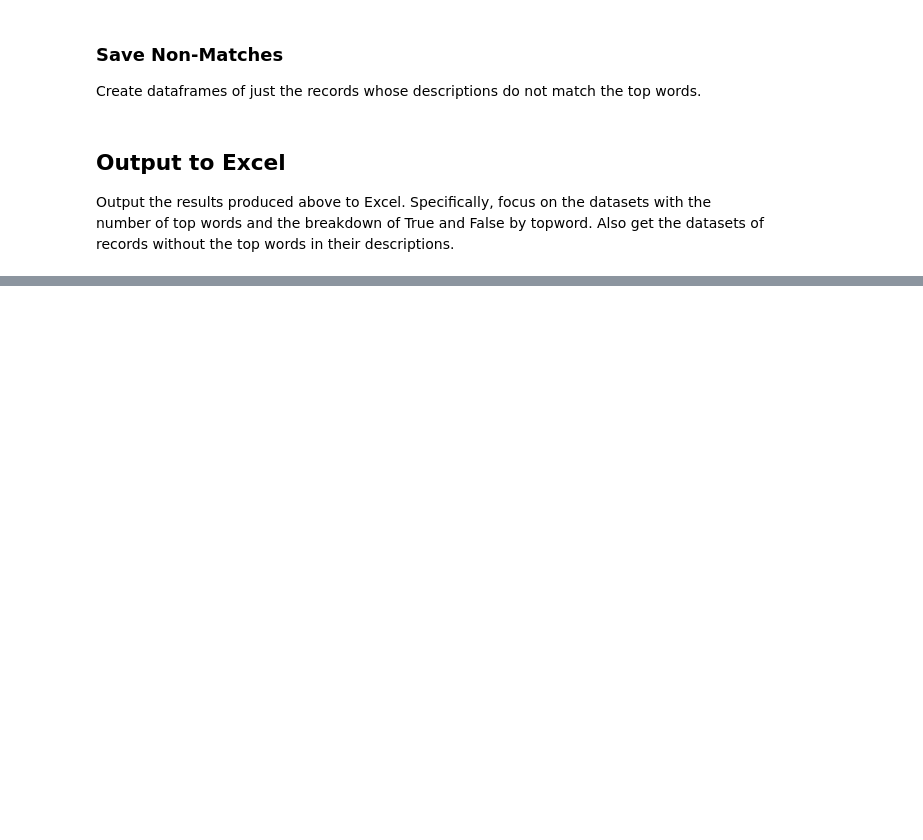
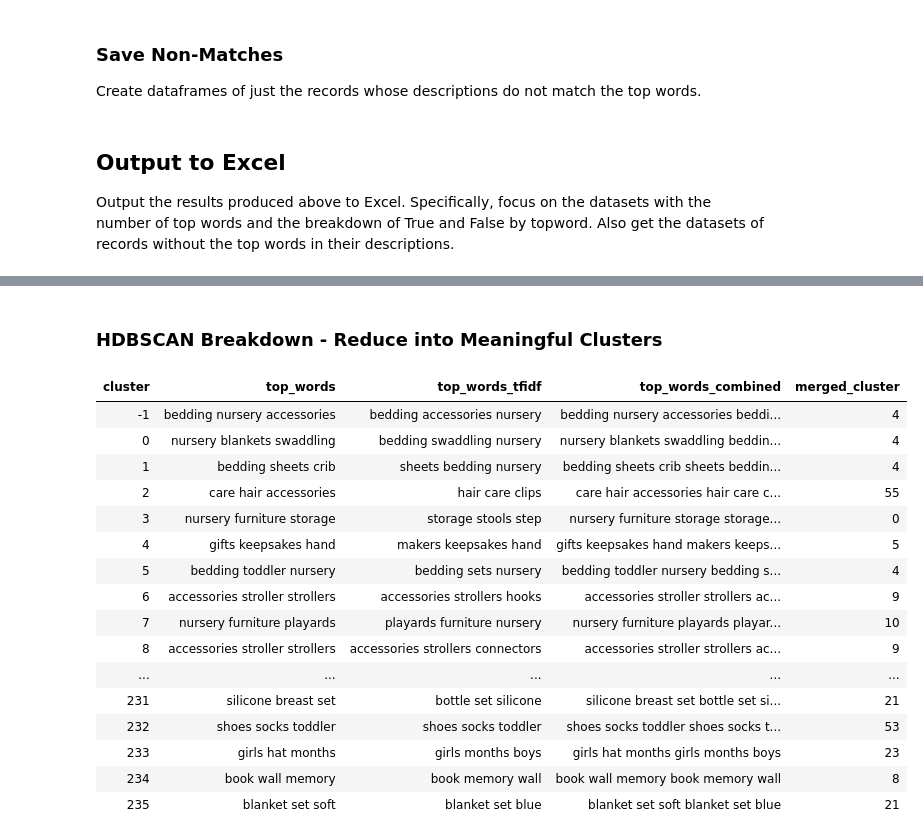
Before and after one commit to adamng1/baby-product-dashboard, a Jupyter notebook: pre-processing/2-Cluster-Analysis.ipynb, the cells around one changed output, grey strips where cells are left out. Saved outputs shown, nothing was run; the diff lists cells and outputs as text; code cells hidden in the pictures; blank space fills up the shorter version.

```diff
--- a/pre-processing/2-Cluster-Analysis.ipynb
+++ b/pre-processing/2-Cluster-Analysis.ipynb
@@ -669,0 +686,69 @@ with pd.ExcelWriter('/Volumes/Samsung1TB/programming/data-science/baby-product-d
+# %% [markdown]
+### HDBSCAN Breakdown - Reduce into Meaningful Clusters
+# %%
+# Create a dataset with just the top words (both tf-idf and just by freq)
+hdb_cluster_additional_analysis = df_cluster_words_hdbscan.merge(df_cluster_words_hdbscan_tfidf, left_on='cluster', right_on='cluster')
+
+# Combine all top words together into one string
+hdb_cluster_additional_analysis['top_words'] = hdb_cluster_additional_analysis['top_words'].apply(
+    lambda x: ' '.join(x.split(', '))
+)
+
+hdb_cluster_additional_analysis['top_words_tfidf'] = hdb_cluster_additional_analysis['top_words_tfidf'].apply(
+    lambda x: ' '.join(x.split(', '))
+)
+
+hdb_cluster_additional_analysis['top_words_combined'] = (
+    hdb_cluster_additional_analysis['top_words'] + ' ' + hdb_cluster_additional_analysis['top_words_tfidf']
+)
+
+# Vectorize the cluster labels
+vectorizer = TfidfVectorizer()
+X = vectorizer.fit_transform(hdb_cluster_additional_analysis['top_words_combined'])
+
+# Measure the similarity across clusters
+similarity_matrix = cosine_similarity(X)
+
+# Group similar clusters
+n_final_groups = 60  # tweak this
+cluster_grouper = AgglomerativeClustering(n_clusters=n_final_groups, metric='precomputed', linkage='average')
+group_assignments = cluster_grouper.fit_predict(1 - similarity_matrix)
+
+hdb_cluster_additional_analysis['merged_cluster'] = group_assignments
+
+# View the result
+display(HTML(hdb_cluster_additional_analysis.to_html(
+    max_rows=300, notebook=True, index=False, justify='center',
+    classes='scrollable-table', escape=False, table_id='cluster_table'
+)))
+
+# Inject some CSS to enable scrollable output
+display(HTML('''
+<style>
+.scrollable-table {
+    display: block;
+    max-height: 400px;
+    overflow-y: auto;
+    border: 1px solid #ccc;
+    padding: 10px;
+}
+</style>
+'''))
+# %% [output]
+| cluster | top_words | top_words_tfidf | top_words_combined | merged_cluster |
+| -1 | bedding nursery accessories | bedding accessories nursery | bedding nursery accessories beddi... | 4 |
+| 0 | nursery blankets swaddling | bedding swaddling nursery | nursery blankets swaddling beddin... | 4 |
+| 1 | bedding sheets crib | sheets bedding nursery | bedding sheets crib sheets beddin... | 4 |
+| 2 | care hair accessories | hair care clips | care hair accessories hair care c... | 55 |
+| 3 | nursery furniture storage | storage stools step | nursery furniture storage storage... | 0 |
+| 4 | gifts keepsakes hand | makers keepsakes hand | gifts keepsakes hand makers keeps... | 5 |
+| 5 | bedding toddler nursery | bedding sets nursery | bedding toddler nursery bedding s... | 4 |
+| 6 | accessories stroller strollers | accessories strollers hooks | accessories stroller strollers ac... | 9 |
+| 7 | nursery furniture playards | playards furniture nursery | nursery furniture playards playar... | 10 |
+| 8 | accessories stroller strollers | accessories strollers connectors | accessories stroller strollers ac... | 9 |
+| ... | ... | ... | ... | ... |
+| 231 | silicone breast set | bottle set silicone | silicone breast set bottle set si... | 21 |
+| 232 | shoes socks toddler | shoes socks toddler | shoes socks toddler shoes socks t... | 53 |
+| 233 | girls hat months | girls months boys | girls hat months girls months boys | 23 |
+| 234 | book wall memory | book memory wall | book wall memory book memory wall | 8 |
+| 235 | blanket set soft | blanket set blue | blanket set soft blanket set blue | 21 |
```
Also changed, not shown: parts of 17 cells of this notebook.
